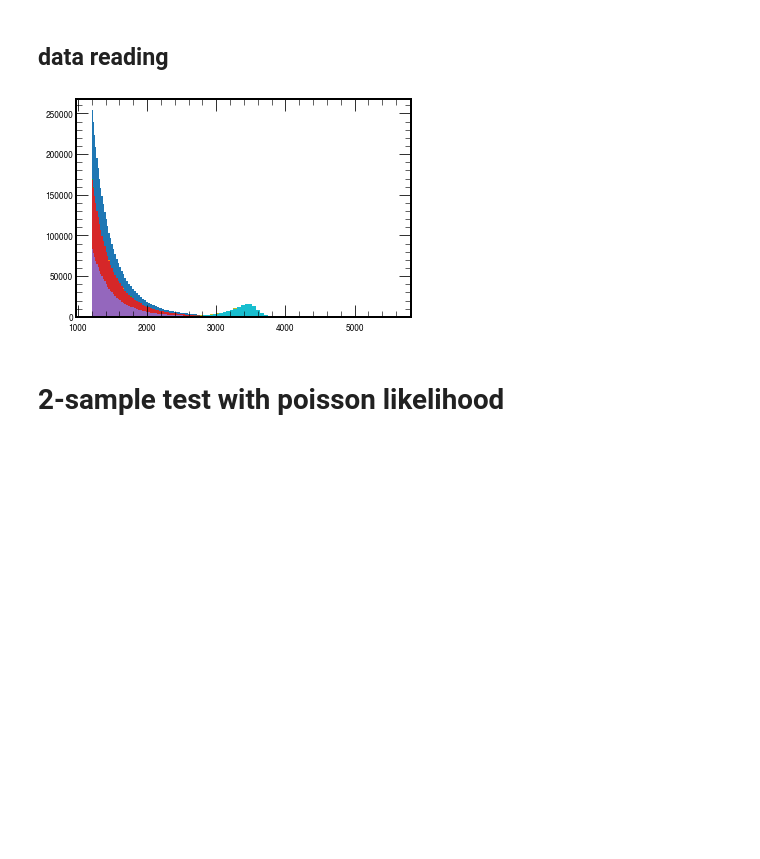
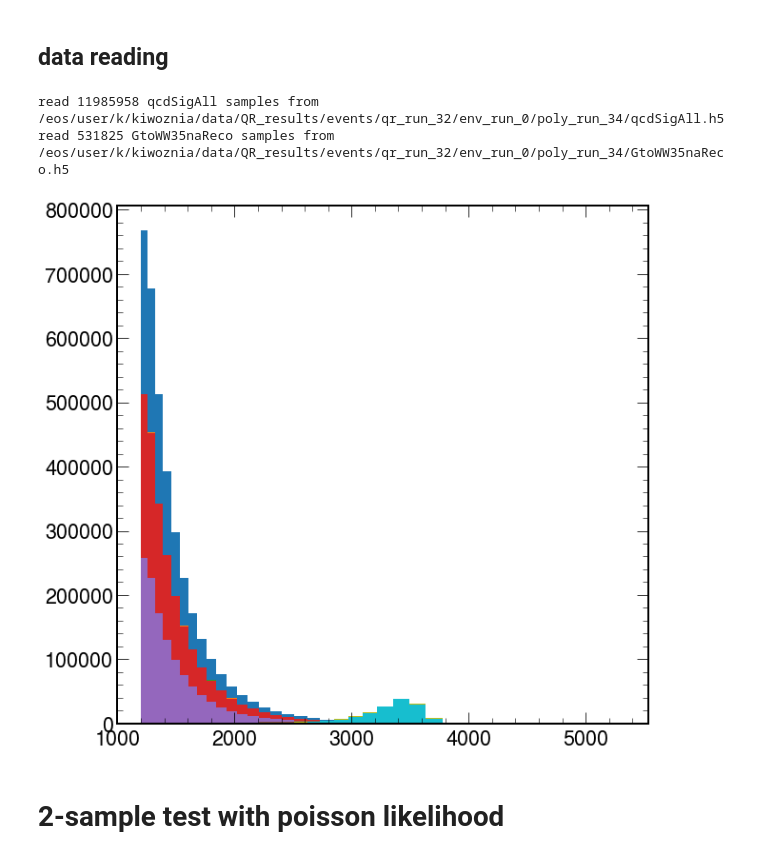
Before and after one commit to kingusiu/gof_tests, a Jupyter notebook: mockup_gof.ipynb, the cells around one changed output. Drawn from its saved outputs; the diff is of its cells as text; code cells hidden in the pictures; blank space fills up the shorter version.

```diff
--- a/mockup_gof.ipynb
+++ b/mockup_gof.ipynb
@@ -53,10 +87,10 @@ sample_ids = [sample_id_qcd, sample_id_sig]
 quant_tmplt_idx = 0
 quant_tmplt = quantiles[quant_tmplt_idx]
 # %%
-paths = runpa.RunPaths(in_data_dir=stco.dir_path_dict['base_dir_qr_selections'], in_data_names=stco.file_name_path_dict, out_data_dir=stco.dir_path_dict['base_dir_qr_analysis'])
-path_ext_dict = {'vae_run': str(ae_run_n), 'qr_run': str(qr_run_n), 'sig': sample_id_sig, 'xsec': str(int(xsec_train)), 'loss': 'rk5_05'}
-paths.extend_in_path_data(path_ext_dict)
-paths.extend_out_path_data({**path_ext_dict, 'hypothesis_testing': None})
+# paths = runpa.RunPaths(in_data_dir=stco.dir_path_dict['base_dir_qr_selections'], in_data_names=stco.file_name_path_dict, out_data_dir=stco.dir_path_dict['base_dir_qr_analysis'])
+# path_ext_dict = {'vae_run': str(ae_run_n), 'qr_run': str(qr_run_n), 'sig': sample_id_sig, 'xsec': str(int(xsec_train)), 'loss': 'rk5_05'}
+# paths.extend_in_path_data(path_ext_dict)
+# paths.extend_out_path_data({**path_ext_dict, 'hypothesis_testing': None})
 # %% [markdown]
 ## fixed params
 # %%
@@ -89,8 +123,8 @@ array([0.66666667, 0.66666667, 0.66666667, 0.33333333])
 n_bins = 100
 min_mjj = 1200.
 max_mjj = 5600.
-expo_binning = True
-dijet_binning = False
+expo_binning = False
+dijet_binning = True
 
 
 if dijet_binning:
@@ -116,10 +150,13 @@ min_bin = bin_edges[0]
 ## data reading
 # %%
 def read_raw_selection_data(quantiles, ae_run_n, qr_run_n, sample_id_sig, xsec_train, paths):
+
     samples = {}
 
     for sample_id in sample_ids:
-        samples[sample_id] = js.JetSample.from_input_file(sample_id, paths.in_file_path(sample_id), **cuts.signalregion_cuts)
+        in_path = os.path.join(paths,sample_id+'.h5') #paths.in_file_path(sample_id)
+        samples[sample_id] = js.JetSample.from_input_file(sample_id, in_path)
+        print('read ' + str(len(samples[sample_id])) + ' ' + sample_id + ' samples from ' + in_path)
 
     # qcd raw data
     samples_ortho_quantiles_qcd = seut.divide_sample_into_orthogonal_quantiles(samples[sample_id_qcd], quantiles[1:])
@@ -171,9 +208,11 @@ def read_raw_selection_data_to_numpy_hist(quantiles, ae_run_n, qr_run_n, sample_
 
     return bin_edges[:-1], histos_data_inj
 # %%
-bin_centers, hist_data = read_raw_selection_data_to_numpy_hist(quantiles, ae_run_n, qr_run_n, sample_id_sig, xsec_train, bin_edges, paths)
+bin_centers, hist_data = read_raw_selection_data_to_numpy_hist(quantiles, 113, params.qr_run_n, sample_id_sig, xsec_train, bin_edges, input_path)
 # %% [output]
+read 11985958 qcdSigAll samples from /eos/user/k/kiwoznia/data/QR_results/events/qr_run_32/env_run_0/poly_run_34/qcdSigAll.h5
+read 531825 GtoWW35naReco samples from /eos/user/k/kiwoznia/data/QR_results/events/qr_run_32/env_run_0/poly_run_34/GtoWW35naReco.h5
-[figure, old version]
+[figure, new version]
 # %% [markdown]
 # 2-sample test with poisson likelihood
 # %%
```
Also changed, not shown: parts of 9 cells of this notebook, 2 other files.
